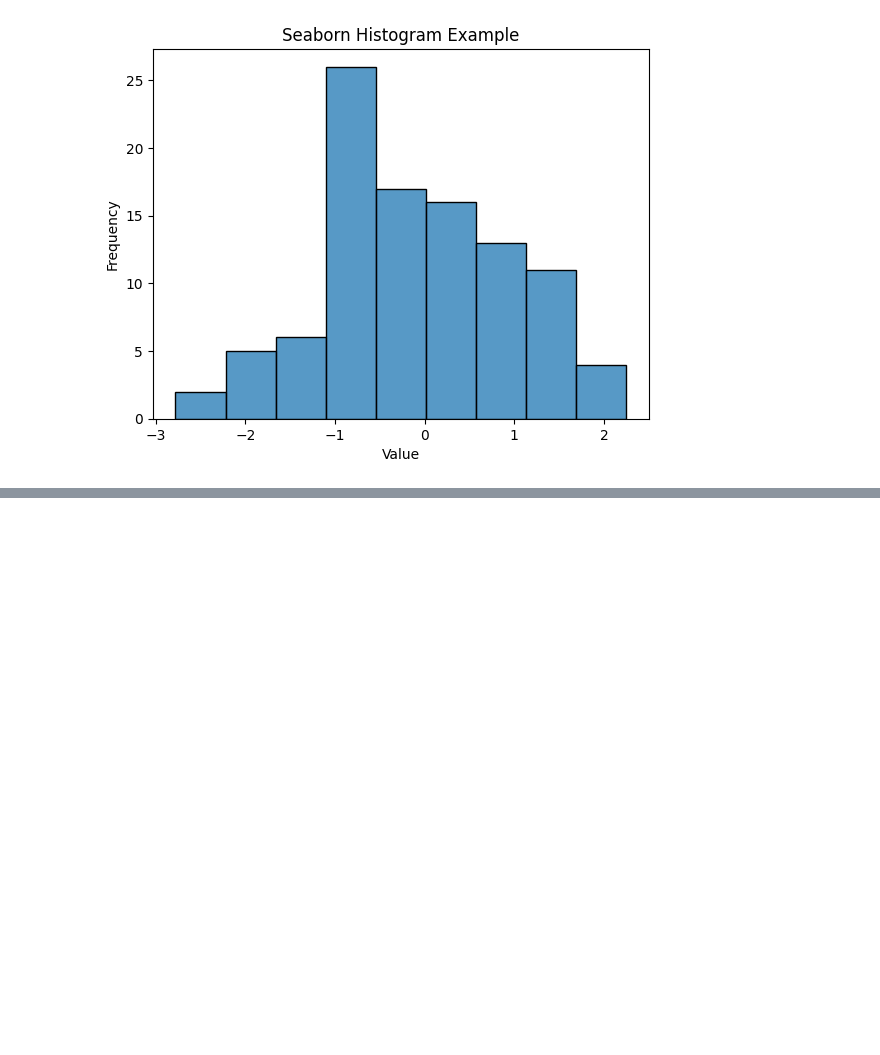
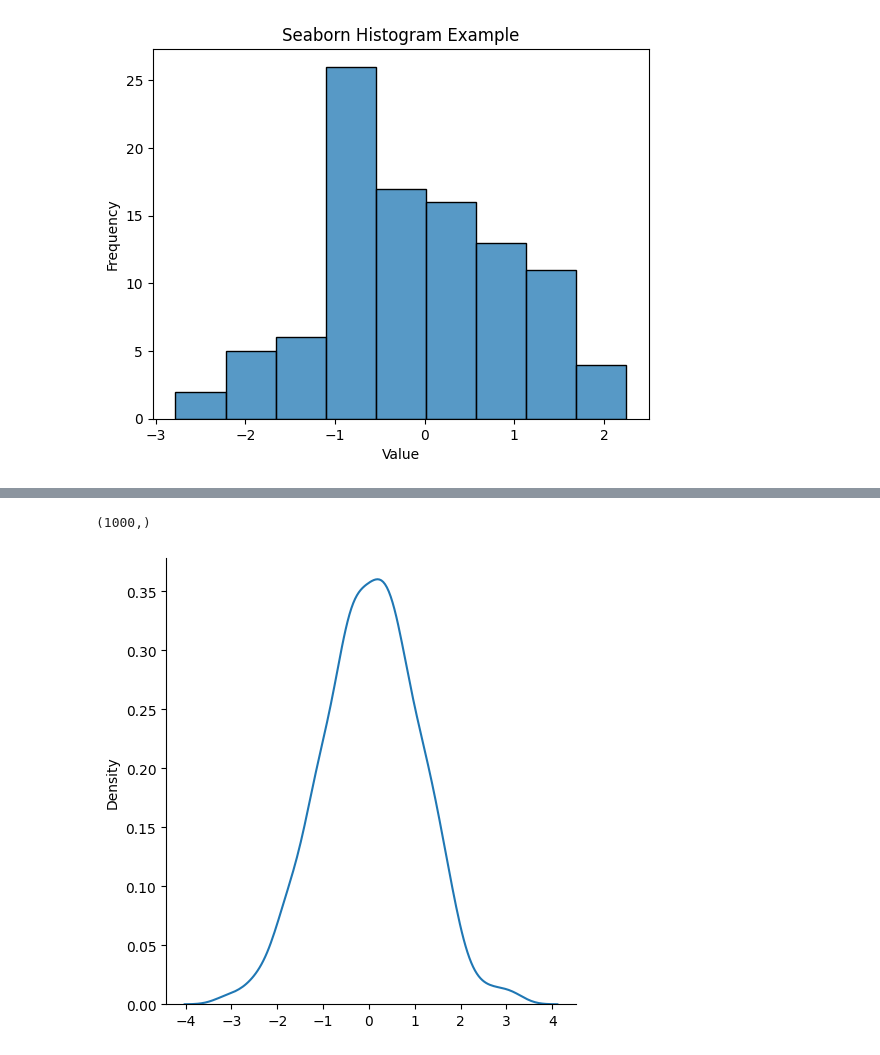
Before and after one commit to Krreesh/MLplay, a Jupyter notebook: ML_play.ipynb, the cells around one changed output, grey strips where cells are left out. Cells and saved outputs as stored; diff of their text form; code cells hidden in the pictures; blank space fills up the shorter version.

```diff
--- a/ML_play.ipynb
+++ b/ML_play.ipynb
@@ -1192,0 +1239,8 @@ fig.show()
+# %%
+x = random.normal(size=1000)
+sns.displot(x, kind='kde')
+print(x.shape)
+plt.show()
+# %% [output]
+(1000,)
+[figure, added]
```
Also changed, not shown: parts of 25 cells of this notebook.
